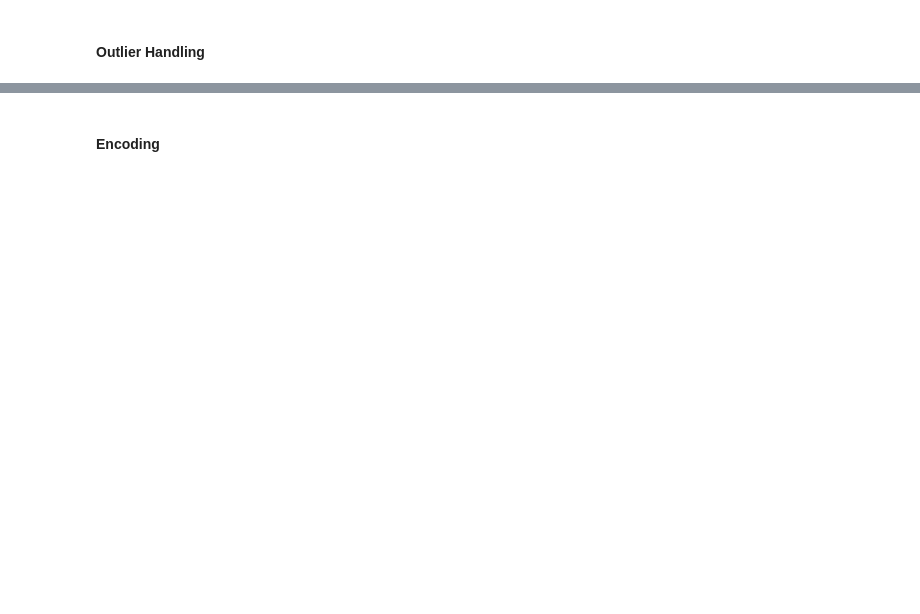
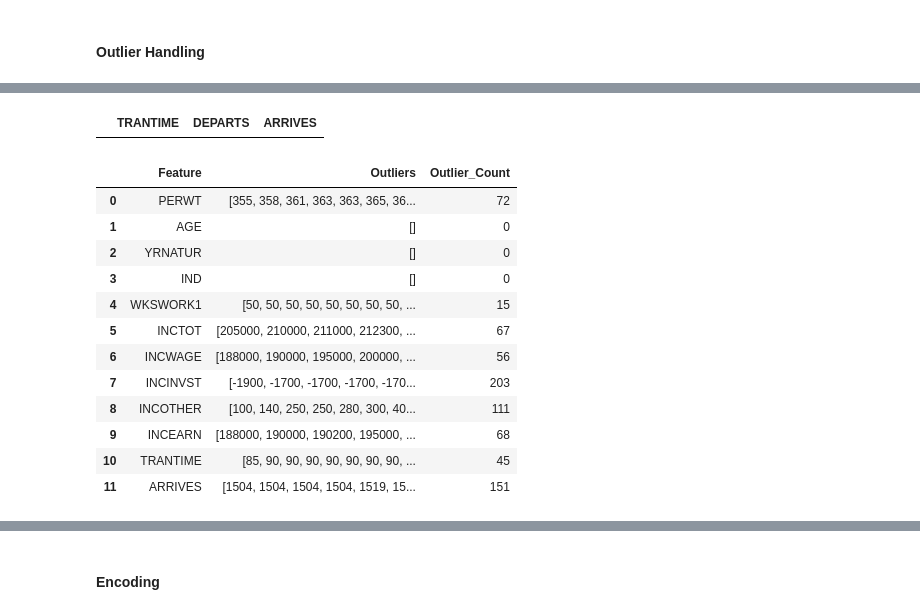
Before and after one commit to tbrauneck/Dathathon2025, a Jupyter notebook: Datathon_Wages.ipynb, the cells around one changed output, grey strips where cells are left out. Cells and saved outputs as stored; diff of their text form; code cells hidden in the pictures; blank space fills up the shorter version.

```diff
--- a/Datathon_Wages.ipynb
+++ b/Datathon_Wages.ipynb
@@ -593,0 +665,3 @@ abt.drop('education_bin', axis = 1, inplace = True)
+# %%
+#Dropping departs because of multicollinearity
+continuous_cols.remove('DEPARTS')
@@ -605,0 +687,14 @@ Given that our data has been binned already, there are no outliers to remove. Re
+# %%
+pd.set_option('display.max_colwidth', None)
+# %%
+outliers_df = pd.DataFrame(columns=['Feature', 'Outliers'])
+
+for col in abt[continuous_cols].columns:
+    outliers = []
+    Q1 = abt[col].quantile(0.25)
+    Q3 = abt[col].quantile(0.75)
+    IQR = Q3 - Q1
+    for value in abt[col].dropna():  # Ignore NaN values
+        if (value < (Q1 - (1.5 * IQR))) or (value > (Q3 + (1.5 * IQR))):
+            outliers.append(value)
+    outliers_df = pd.concat([outliers_df, pd.DataFrame({'Feature': [col], 'Outliers': [sorted(outliers)]})], ignore_index=True)
@@ -605,0 +727,34 @@ Given that our data has been binned already, there are no outliers to remove. Re
+# %%
+# Investigate 'ARRIVES'
+df.loc[df['ARRIVES'] > 2400, ['TRANTIME', 'DEPARTS', 'ARRIVES']].head()
+# %% [output]
+|  | TRANTIME | DEPARTS | ARRIVES |
+# %%
+outliers_df = pd.DataFrame(columns=['Feature', 'Outliers', 'Outlier_Count'])
+
+for col in abt[continuous_cols].columns:
+    outliers = []
+    Q1 = abt[col].quantile(0.25)
+    Q3 = abt[col].quantile(0.75)
+    IQR = Q3 - Q1
+    for value in abt[col].dropna():  # Ignore NaN values
+        if (value < (Q1 - (2.5 * IQR))) or (value > (Q3 + (2.5 * IQR))):
+            outliers.append(value)
+    outlier_count = len(outliers)
+    outliers_df = pd.concat([outliers_df, pd.DataFrame({'Feature': [col], 'Outliers': [sorted(outliers)], 'Outlier_Count': [outlier_count]})], ignore_index=True)
+# %%
+outliers_df
+# %% [output]
+|  | Feature | Outliers | Outlier_Count |
+| 0 | PERWT | [355, 358, 361, 363, 363, 365, 36... | 72 |
+| 1 | AGE | [] | 0 |
+| 2 | YRNATUR | [] | 0 |
+| 3 | IND | [] | 0 |
+| 4 | WKSWORK1 | [50, 50, 50, 50, 50, 50, 50, 50, ... | 15 |
+| 5 | INCTOT | [205000, 210000, 211000, 212300, ... | 67 |
+| 6 | INCWAGE | [188000, 190000, 195000, 200000, ... | 56 |
+| 7 | INCINVST | [-1900, -1700, -1700, -1700, -170... | 203 |
+| 8 | INCOTHER | [100, 140, 250, 250, 280, 300, 40... | 111 |
+| 9 | INCEARN | [188000, 190000, 190200, 195000, ... | 68 |
+| 10 | TRANTIME | [85, 90, 90, 90, 90, 90, 90, 90, ... | 45 |
+| 11 | ARRIVES | [1504, 1504, 1504, 1504, 1519, 15... | 151 |
```
Also changed, not shown: parts of 40 cells of this notebook.
